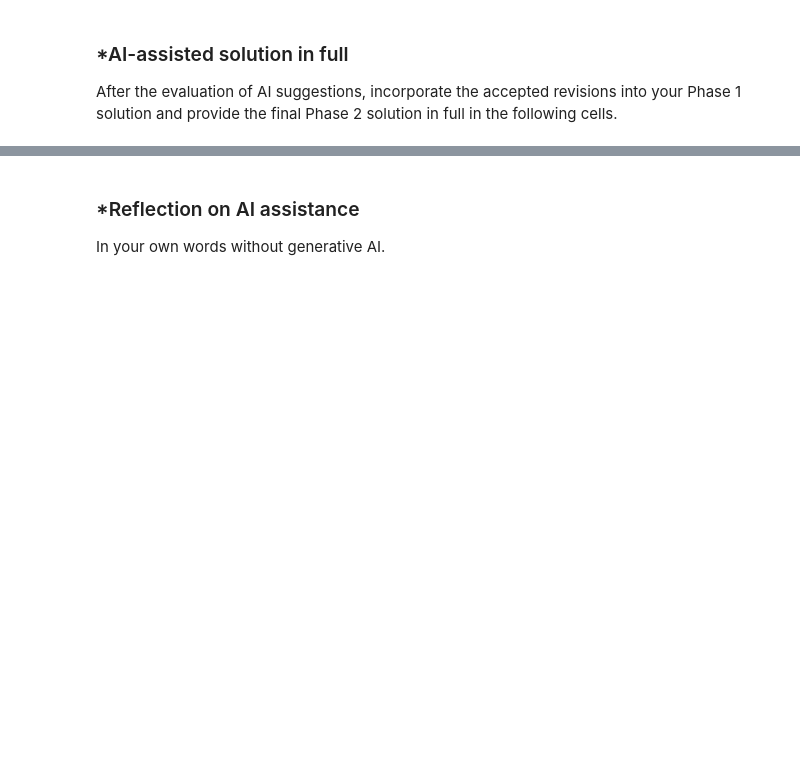
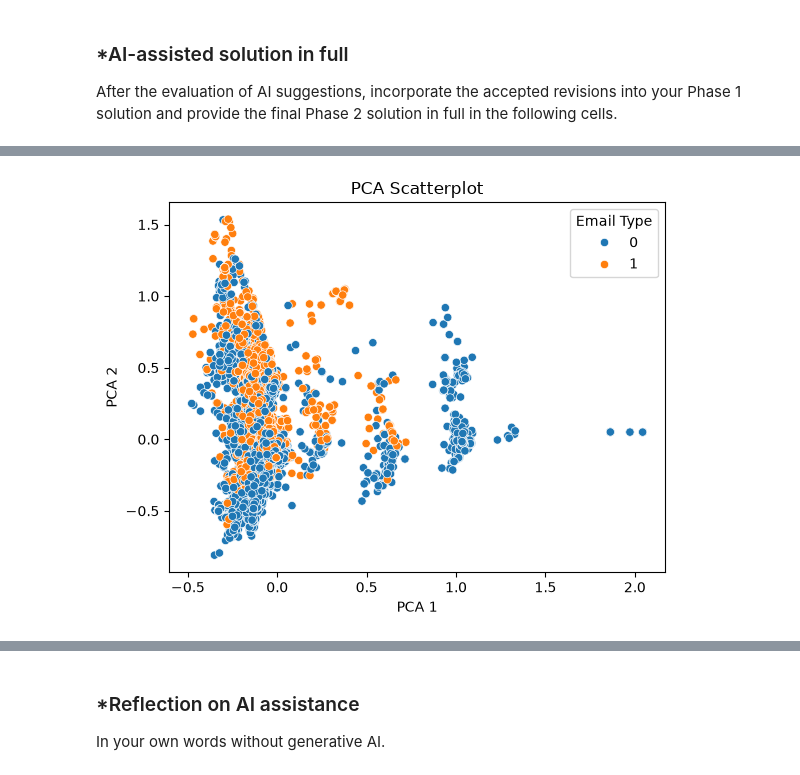
Before and after one commit to cjulianan/A05-pca, a Jupyter notebook: notebook.ipynb, the cells around one changed output, grey strips where cells are left out. Saved outputs shown, nothing was run; the diff lists cells and outputs as text; code cells hidden in the pictures; blank space fills up the shorter version.

Commit message:
phase 2

```diff
--- a/notebook.ipynb
+++ b/notebook.ipynb
@@ -188,0 +330,90 @@ After the evaluation of AI suggestions, incorporate the accepted revisions into
+# %%
+# Your Phase 2 solution to the problem goes here.
+# Question 1
+import matplotlib.pyplot as plt
+import pandas as pd
+from sklearn.model_selection import train_test_split
+from sklearn.linear_model import LinearRegression
+from sklearn.decomposition import PCA
+import seaborn as sns
+
+# extract frequencies from tuples in list
+freq_list = []
+for each in token_freq:
+    freq_list.append(each[1])
+
+plt.hist(freq_list, bins=50)
+plt.yscale("log")
+plt.title("Token Occurence Histogram")
+plt.xlabel("Frequency of Occurrence")
+plt.ylabel("Number of Tokens")
+plt.show()
+
+# It looks like the graph has a right skew, meaning that most of the characters have low frequencies. As the token frequency increases, the number of tokens having that frequency decreases exponentially.
+
+# Question 2
+
+# Load parquet
+df = pd.read_parquet("data/Phishing_clean.parquet")
+# Split 80/20 train-test
+X = df.drop(columns=['Email Type'])
+y = df["Email Type"]
+X_train, X_test, y_train, y_test = train_test_split(X, y, test_size=0.2, random_state=65)
+
+# Regression
+sk_fit = LinearRegression().fit(X_train, y_train)
+
+# R^2
+r_squared_train = sk_fit.score(X_train, y_train)
+r_squared_test = sk_fit.score(X_test, y_test)
+
+# R^2 is 0.6571173475409766 on test and 0.7677733084118992 on train
+print(f"R^2 Test: {r_squared_test}")
+print(f"R^2 Train: {r_squared_train}")
+
+# The top influential words are aging, helvetica, localized, background-image:, and thermal
+coefficients = pd.Series(sk_fit.coef_, index=X.columns)
+top_coefficients = coefficients.abs().sort_values(ascending=False)
+print(f"Top influential words: {top_coefficients.head()}")
+
+# Question 3
+
+# PCA decomposition
+pca = PCA(n_components=2).fit(X).transform(X)
+pca_df = pd.DataFrame(pca, columns=["PC1", "PC2"])
+pca_df["Email Type"] = y.values
+
+# Scatterplot
+sns.scatterplot(x="PC1", y="PC2", hue="Email Type", data=pca_df)
+plt.title("PCA Scatterplot")
+plt.xlabel("PCA 1")
+plt.ylabel("PCA 2")
+plt.show()
+
+# The pattern in the scatterplot is that the scam and not scam emails overlap in the left side, of lower PCA 1 but as PCA 1 increases, not scam emails become grouped more neatly by themselves. As PCA 2 increases, more scam emails appear but they are not as neatly grouped
+
+# Question 4
+
+# PCA on first 2610
+pca = PCA(n_components=2610)
+X_train_pca = pca.fit(X_train).transform(X_train)
+X_test_pca = pca.transform(X_test)
+
+# Linear regression
+pca_model = LinearRegression().fit(X_train_pca, y_train)
+
+# R^2
+r_squared_train_pca = pca_model.score(X_train_pca, y_train)
+r_squared_test_pca = pca_model.score(X_test_pca, y_test)
+
+# R^2 is 0.6613559301353326 on test and 0.7668967611277832 on train
+print(f"R^2 Test: {r_squared_test_pca}")
+print(f"R^2 Train: {r_squared_train_pca}")
+
+# The model from question 2 performed about the same to the one in this question. This is because question 2 used 2711 while this one used 2610 components, which although different is still nearly same, making accuracy also almost the same.
+# This means that the 100 or so components that were dropped from the 2711 to 2610 had almost no variance, meaning they were just noise that didn't contribute much, which is why dropping them did not improve nor hurt the model performance very much.
+
+# Question 5
+# The advantage of using PCA to run high-dimensional regression is that for example in this assignment, there are many words that occur in high frequencies in emails which can make using words to identify if it is a scam hard.
+# However, with PCA, it helps reduce that noise to focus on identifying if an email is a scam or not. Additionally, with this much data, PCA also helps shrink it down and make it run faster.
+# %% [output]
@@ -188,0 +429 @@ After the evaluation of AI suggestions, incorporate the accepted revisions into
+[figure, added]
```
Also changed, not shown: parts of 11 cells of this notebook.
